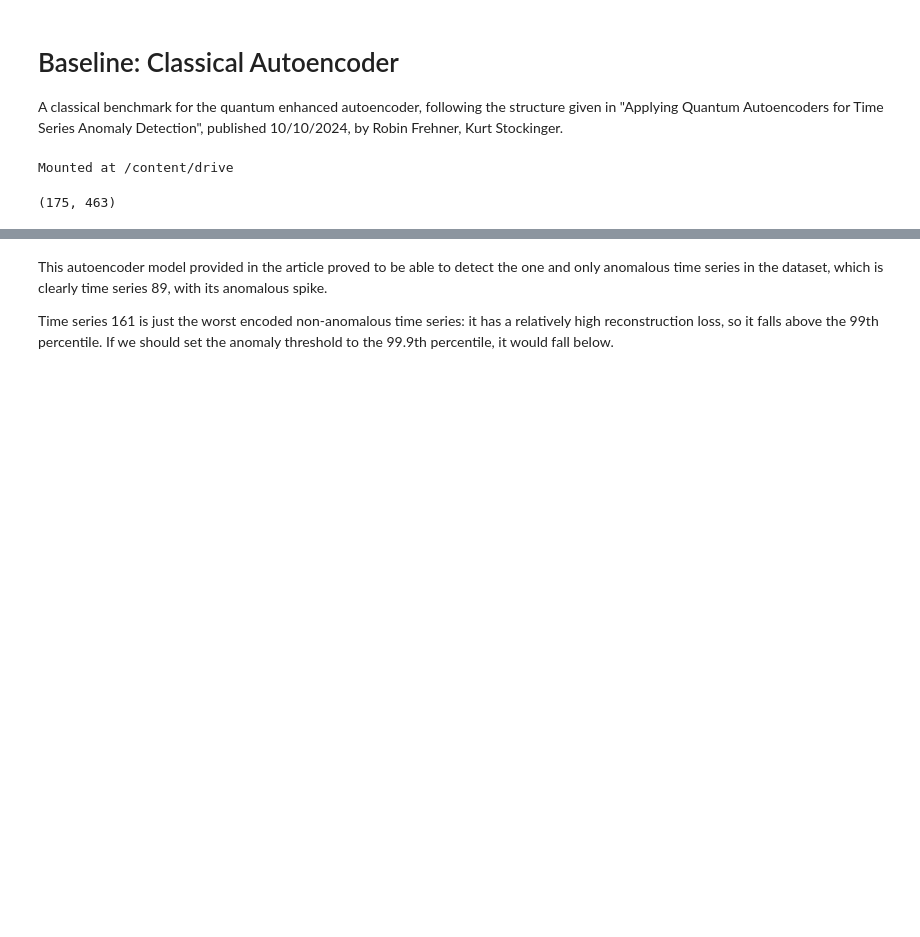
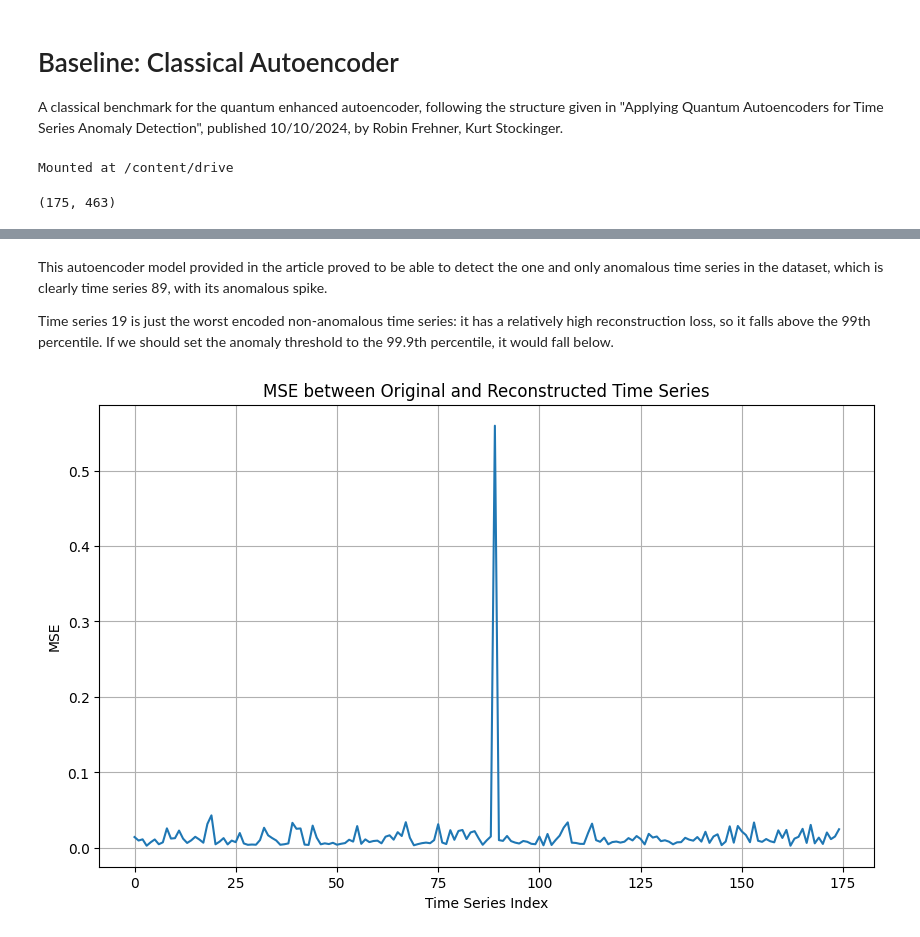
Before and after one commit to filippoalbani/quantum_autoencoders, a Jupyter notebook: Classical_Autoencoder_for_Time_Series_Anomaly_Detection.ipynb, the cells around one changed output, grey strips where cells are left out. Drawn from its saved outputs; the diff is of its cells as text; code cells hidden in the pictures; blank space fills up the shorter version.

```diff
--- a/Classical_Autoencoder_for_Time_Series_Anomaly_Detection.ipynb
+++ b/Classical_Autoencoder_for_Time_Series_Anomaly_Detection.ipynb
@@ -197,4 +197,34 @@ for index in anomalous_indices:
 # %% [markdown]
 This autoencoder model provided in the article proved to be able to detect the one and only anomalous time series  in the dataset, which is clearly time series 89, with its anomalous spike.
 
-Time series 161 is just the worst encoded non-anomalous time series: it has a relatively high reconstruction loss, so it falls above the 99th percentile. If we should set the anomaly threshold to the  99.9th percentile, it would fall below.
+Time series 19 is just the worst encoded non-anomalous time series: it has a relatively high reconstruction loss, so it falls above the 99th percentile. If we should set the anomaly threshold to the  99.9th percentile, it would fall below.
+# %%
+from sklearn.metrics import mean_squared_error
+
+mse_values = []  # List to store MSE values
+
+# Calculate MSE for all time series in test_dataset
+for index in range(len(test_dataset)):
+    original_time_series = test_dataset[index]
+    original_time_series_reshaped = original_time_series.unsqueeze(0)
+    with torch.no_grad():
+        reconstructed_time_series = model(original_time_series_reshaped)
+
+    # Convert to numpy for MSE calculation
+    original_time_series = original_time_series.numpy().reshape(-1)
+    reconstructed_time_series = reconstructed_time_series.numpy().reshape(-1)
+
+    # Calculate MSE and append to the list
+    mse = mean_squared_error(original_time_series, reconstructed_time_series)
+    mse_values.append(mse)
+
+# Plot MSE values
+plt.figure(figsize=(10, 6))
+plt.plot(range(len(test_dataset)), mse_values, linestyle='-', markersize=2)  # Reduced marker size
+plt.title('MSE between Original and Reconstructed Time Series')
+plt.xlabel('Time Series Index')
+plt.ylabel('MSE')
+plt.grid(True)
+plt.show()
+# %% [output]
+[figure, added]
```
Also changed, not shown: parts of 4 cells of this notebook.
